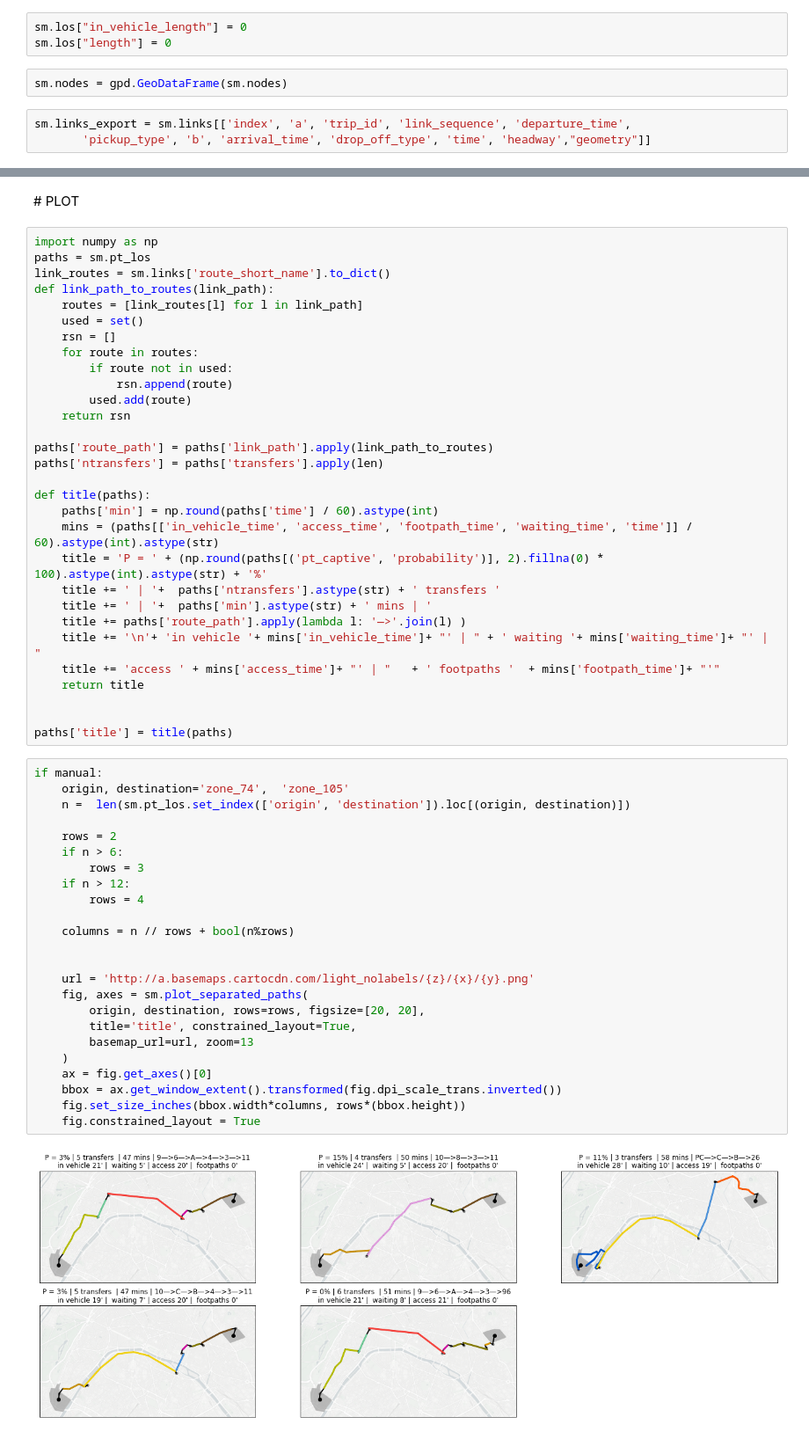
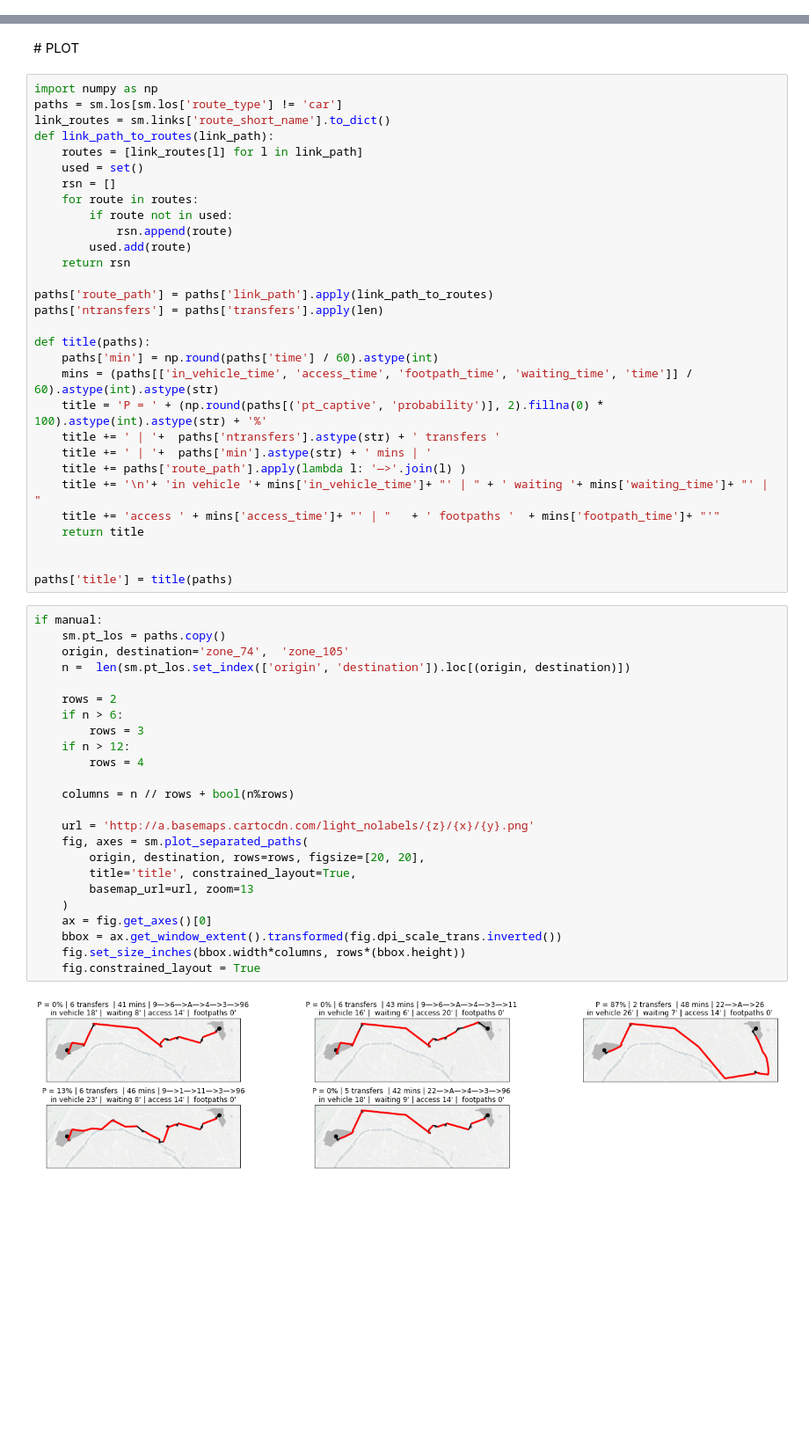
Before and after one commit to systragroup/quetzal_paris, a Jupyter notebook: notebooks/transport/B40_logit.ipynb, the cells around one changed output, grey strips where cells are left out. Shown at 88% size. Drawn from its saved outputs; the diff is of its cells as text; blank space fills up the shorter version.

```diff
--- a/notebooks/transport/B40_logit.ipynb
+++ b/notebooks/transport/B40_logit.ipynb
@@ -181,8 +142,0 @@ sm.step_assignment(
-# %%
-sm.los["in_vehicle_length"] = 0
-sm.los["length"] = 0
-# %%
-sm.nodes = gpd.GeoDataFrame(sm.nodes)
-# %%
-sm.links_export = sm.links[['index', 'a', 'trip_id', 'link_sequence', 'departure_time',
-       'pickup_type', 'b', 'arrival_time', 'drop_off_type', 'time', 'headway',"geometry"]]
@@ -218,7 +174,7 @@ sm.to_zippedpickles(training_folder + 'model/{scen}/logit'.format(scen=scenario)
 # PLOT
 # %%
 import numpy as np
-paths = sm.pt_los
+paths = sm.los[sm.los['route_type'] != 'car']
 link_routes = sm.links['route_short_name'].to_dict()
 def link_path_to_routes(link_path):
     routes = [link_routes[l] for l in link_path]
@@ -248,30 +204,30 @@ def title(paths):
 paths['title'] = title(paths)
 # %%
 if manual:
+    sm.pt_los = paths.copy()
     origin, destination='zone_74',  'zone_105'
     n =  len(sm.pt_los.set_index(['origin', 'destination']).loc[(origin, destination)])
 
     rows = 2
     if n > 6:
         rows = 3
     if n > 12:
         rows = 4
 
     columns = n // rows + bool(n%rows)
 
-
     url = 'http://a.basemaps.cartocdn.com/light_nolabels/{z}/{x}/{y}.png'
     fig, axes = sm.plot_separated_paths(
         origin, destination, rows=rows, figsize=[20, 20],
         title='title', constrained_layout=True,
         basemap_url=url, zoom=13
     )
     ax = fig.get_axes()[0]
     bbox = ax.get_window_extent().transformed(fig.dpi_scale_trans.inverted())
     fig.set_size_inches(bbox.width*columns, rows*(bbox.height))
     fig.constrained_layout = True
 # %% [output]
-[figure, old version]
+[figure, new version]
 # %%
 if manual:
     from syspy.syspy_utils import data_visualization as dv
```
Also changed, not shown: parts of 43 cells of this notebook, 2 other files.
